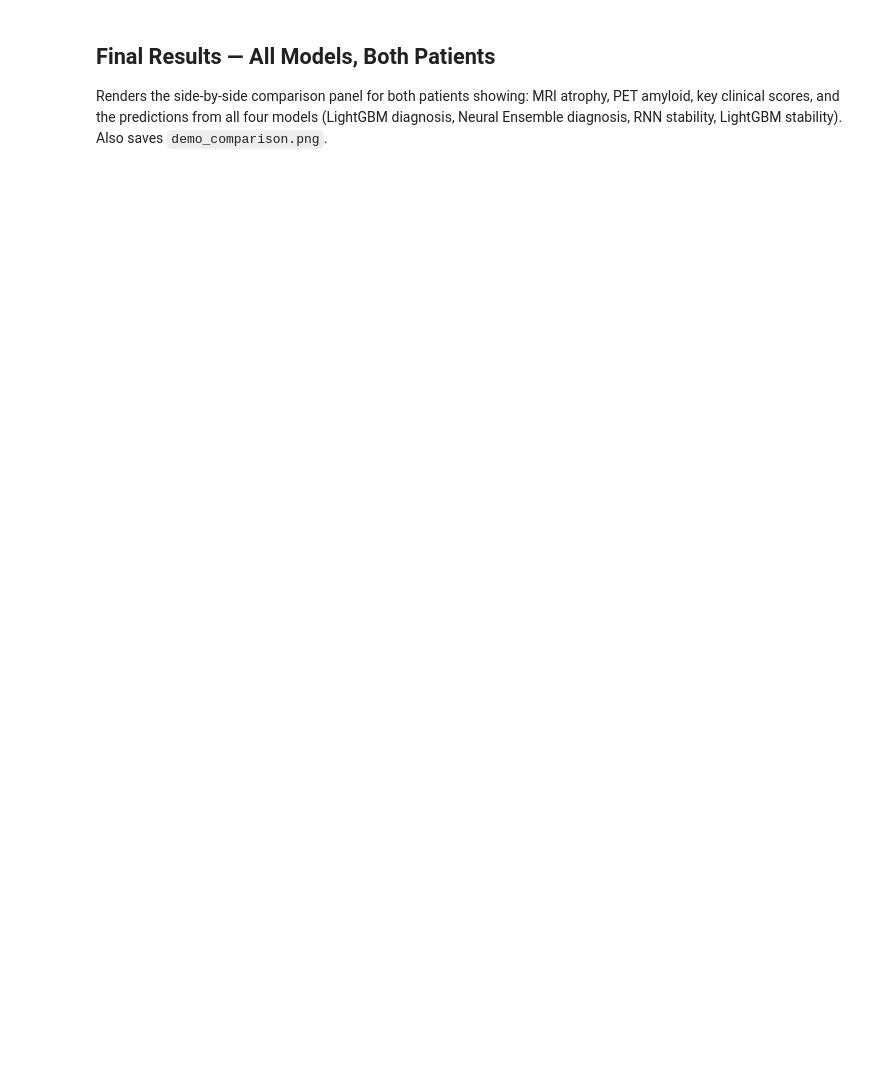
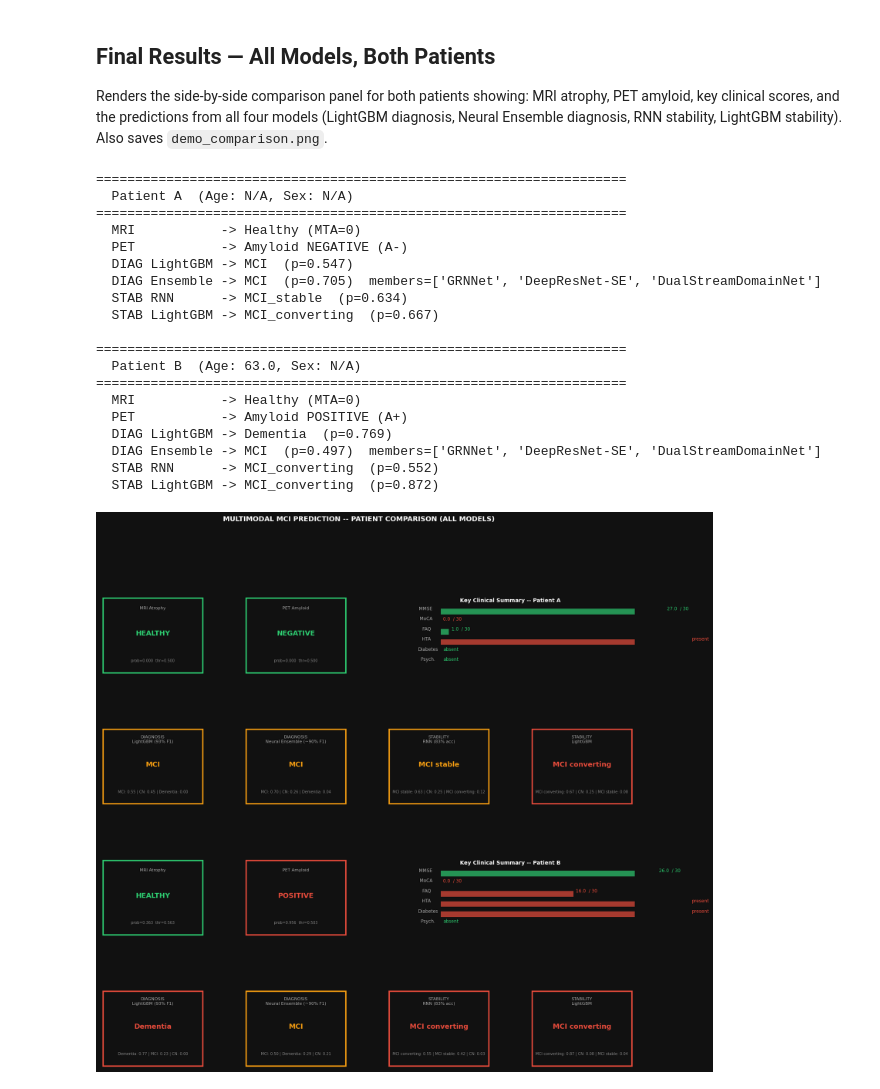
Before and after one commit to MiraSiniane/FYP-Prediction-of-Mild-Cognitive-Impairment-and-Vascular-Risk-Factors, a Jupyter notebook: demo/demo.ipynb, the cells around one changed output. Drawn from its saved outputs; the diff is of its cells as text; code cells hidden in the pictures; blank space fills up the shorter version.

```diff
--- a/demo/demo.ipynb
+++ b/demo/demo.ipynb
@@ -2049,0 +1677,16 @@ done
+# %%
+# -- Step E: Stability classification -- on the real visit trajectory, for both patients --
+for label, s in state.items():
+    print(f"\n[Stability] {label}: RNN + LightGBM, evaluated on the full visit trajectory ...")
+    visits_df     = s["visits_df"]
+    visit_records = visits_df.to_dict("records")
+    stab_rnn = predict_stability(visit_records, stab_arts, stab_model)
+    stab_lgb = predict_stab_lightgbm(visit_records, stab_arts)
+    visits_df["STABILITY_RNN"] = stab_rnn["prediction"]
+    visits_df["STABILITY_LGB"] = stab_lgb["prediction"]
+    s["stab_rnn"], s["stab_lgb"] = stab_rnn, stab_lgb
+    print(f"    RNN: {stab_rnn['prediction']}   LightGBM: {stab_lgb['prediction']}")
+
+print(f"\n{'='*72}")
+print("  Stability classification complete for both patients.")
+print(f"{'='*72}")
@@ -2049,0 +1707,26 @@ done
+# %%
+# -- Step F: Final consolidated tables -- both patients --
+all_results = {}
+for label, s in state.items():
+    print(f"\n{'='*72}")
+    print(f"  {label} -- Final Patient Table (clinical history + imaging + predictions)")
+    print(f"{'='*72}")
+    _final_df = s["visits_df"].drop(columns=["_month"])
+    try:
+        display(_final_df)
+    except NameError:
+        print(_final_df.to_string())
+
+    all_results[label] = {
+        "visits_df":      s["visits_df"],
+        "mri_atrophy":    s["mri_atrophy"],    "mri_avg": s["mri_avg"],  "mri_thr": s["mri_thr"],
+        "amyloid_status": s["amyloid_status"], "pet_avg": s["pet_avg"],  "pet_thr": s["pet_thr"],
+        "diag_lgb":       s["diag_lgb"],
+        "diag_ens":       s["diag_ens"],
+        "stab_rnn":       s["stab_rnn"],
+        "stab_lgb":       s["stab_lgb"],
+    }
+
+print(f"\n{'='*72}")
+print("  Both patients processed.  Run the summary cell.")
+print(f"{'='*72}")
@@ -2081,7 +1786,7 @@ def add_result_box(ax, title, value, subtitle="", color=COLOR_NEU):
 
 
 for row_i, (label, res) in enumerate(all_results.items()):
-    pr      = res["patient_record"]
+    pr      = res["visits_df"].iloc[-1].to_dict()
     mri_a   = res["mri_atrophy"];    m_avg = res["mri_avg"]; m_thr = res["mri_thr"]
     amy     = res["amyloid_status"]; p_avg = res["pet_avg"]; p_thr = res["pet_thr"]
     d_lgb   = res["diag_lgb"];   d_ens = res["diag_ens"]
@@ -2165,30 +1870,51 @@ for row_i, (label, res) in enumerate(all_results.items()):
 
     # Stability LightGBM
     ax3 = fig.add_subplot(gs[base + 1, 3])
     s1s = sorted(s_lgb["probabilities"].items(), key=lambda x: -x[1])
     add_result_box(ax3, "STABILITY\nLightGBM",
                    s_lgb["prediction"].replace("_", " "),
                    " | ".join(f"{c.replace('_',' ')}: {p:.2f}" for c, p in s1s),
                    _pred_col(s_lgb["prediction"], stab_map))
 
     # Text summary
     age_d = pr.get("age") or "N/A"; sex_d = pr.get("PTGENDER") or "N/A"
     print(f"\n{'='*68}")
     print(f"  {label}  (Age: {age_d}, Sex: {sex_d})")
     print(f"{'='*68}")
     print(f"  MRI           -> {'Atrophic (MTA=1)' if mri_a else 'Healthy (MTA=0)'}")
     print(f"  PET           -> {'Amyloid POSITIVE (A+)' if amy else 'Amyloid NEGATIVE (A-)'}")
     print(f"  DIAG LightGBM -> {d_lgb['prediction']}  "
           f"(p={max(p for _,p in d0s):.3f})")
     print(f"  DIAG Ensemble -> {d_ens['prediction']}  "
           f"(p={max(p for _,p in d1s):.3f})"
           f"  members={d_ens['ensemble_members']}")
     print(f"  STAB RNN      -> {s_rnn['prediction']}  "
           f"(p={max(p for _,p in s0s):.3f})")
     print(f"  STAB LightGBM -> {s_lgb['prediction']}  "
           f"(p={max(p for _,p in s1s):.3f})")
 
 fig.suptitle("MULTIMODAL MCI PREDICTION -- PATIENT COMPARISON (ALL MODELS)",
              color='white', fontsize=13, fontweight='bold', y=1.01)
 plt.savefig("demo_comparison.png", dpi=120, bbox_inches='tight', facecolor='#111111')
 plt.show()
+# %% [output]
+====================================================================
+  Patient A  (Age: N/A, Sex: N/A)
+====================================================================
+  MRI           -> Healthy (MTA=0)
+  PET           -> Amyloid NEGATIVE (A-)
+  DIAG LightGBM -> MCI  (p=0.547)
+  DIAG Ensemble -> MCI  (p=0.705)  members=['GRNNet', 'DeepResNet-SE', 'DualStreamDomainNet']
+  STAB RNN      -> MCI_stable  (p=0.634)
+  STAB LightGBM -> MCI_converting  (p=0.667)
+
+====================================================================
+  Patient B  (Age: 63.0, Sex: N/A)
+====================================================================
+  MRI           -> Healthy (MTA=0)
+  PET           -> Amyloid POSITIVE (A+)
+  DIAG LightGBM -> Dementia  (p=0.769)
+  DIAG Ensemble -> MCI  (p=0.497)  members=['GRNNet', 'DeepResNet-SE', 'DualStreamDomainNet']
+  STAB RNN      -> MCI_converting  (p=0.552)
+  STAB LightGBM -> MCI_converting  (p=0.872)
+[figure, added]
```
Also changed, not shown: parts of 36 cells of this notebook, 13 other files.
